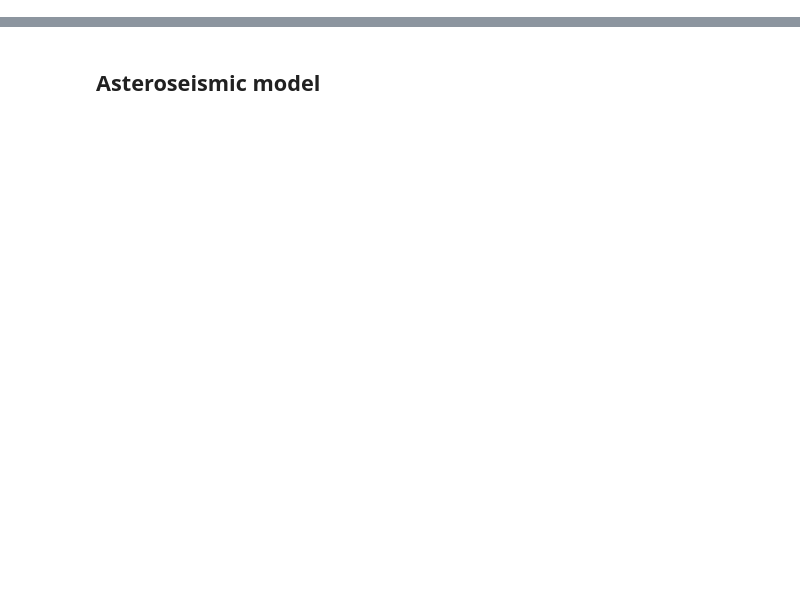
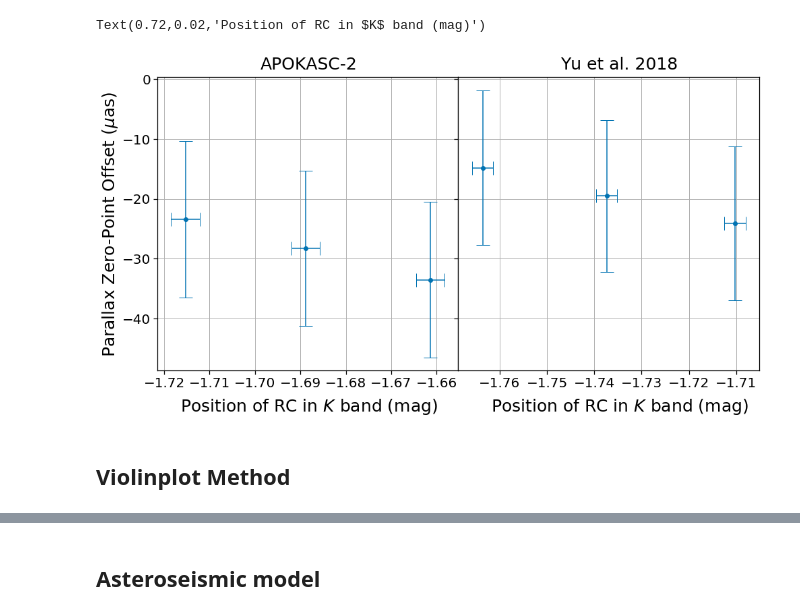
Before and after one commit to ojhall94/GAIA, a Jupyter notebook: Scripts/talk_plots.ipynb, the cells around one changed output, grey strips where cells are left out. Drawn from its saved outputs; the diff is of its cells as text; code cells hidden in the pictures; blank space fills up the shorter version.

```diff
--- a/Scripts/talk_plots.ipynb
+++ b/Scripts/talk_plots.ipynb
@@ -14,0 +172,9 @@ matplotlib.rc('axes',labelsize=20)
+# %%
+yu_krc = read_paramdict('Gaia_K_tempscale_Clump',sort='gaia')
+
+yu_krc['tempscale'] = yu_krc['Gaia_K_tempscale_Clump'].str.strip()
+yu_krc['tempscale'] = yu_krc.tempscale.astype(float)
+
+apo_krc = read_paramdict('Gaia_APOKASC_K_tempscale_Clump',sort='gaia')
+apo_krc['tempscale'] = apo_krc['Gaia_APOKASC_K_tempscale_Clump'].str.strip()
+apo_krc['tempscale'] = apo_krc.tempscale.astype(float)
@@ -14,0 +188,29 @@ matplotlib.rc('axes',labelsize=20)
+# %%
+fig = plt.figure(figsize=(16, 8))
+gs0 = gridspec.GridSpec(1, 2, figure=fig,wspace=0.)
+ax1 = plt.subplot(gs0[:, :1])
+ax2 = plt.subplot(gs0[:, 1:],sharey=ax1)
+plt.setp(ax2.get_yticklabels(), visible=False)
+
+ax1.grid()
+ax1.set_axisbelow(True)
+ax2.grid()
+ax2.set_axisbelow(True)
+
+(_, caps2,_) = ax2.errorbar(yu_krc.mu, yu_krc.oo_zp, yerr = yu_krc.oo_zp_std, xerr = yu_krc.mu_std, fmt='o',  capsize=10,label='Clump Correction')
+(_, caps4,_) = ax1.errorbar(apo_krc.mu, apo_krc.oo_zp, yerr = apo_krc.oo_zp_std, xerr = apo_krc.mu_std, fmt='o',  capsize=10,label='Clump Correction')
+for cap1, cap2 in zip(caps1, caps2):
+    cap1.set_markeredgewidth(1)
+    cap2.set_markeredgewidth(1)
+
+ax1.set_ylabel(r'Parallax Zero-Point Offset ($\mu \rm as$)', fontsize=25)
+fig.text(0.72, 0.9, r'Yu et al. 2018', ha='center', fontsize=25)
+fig.text(0.32, 0.9, r"APOKASC-2", ha='center', fontsize=25)
+
+fig.text(0.32, 0.02, r'Position of RC in $K$ band (mag)', ha='center', fontsize=25)
+fig.text(0.72, 0.02, r'Position of RC in $K$ band (mag)', ha='center', fontsize=25)
+# %% [output]
+Text(0.72,0.02,'Position of RC in $K$ band (mag)')
+[figure, added]
+# %% [markdown]
+## Violinplot Method
```
Also changed, not shown: parts of 31 cells of this notebook, 6 other files.
